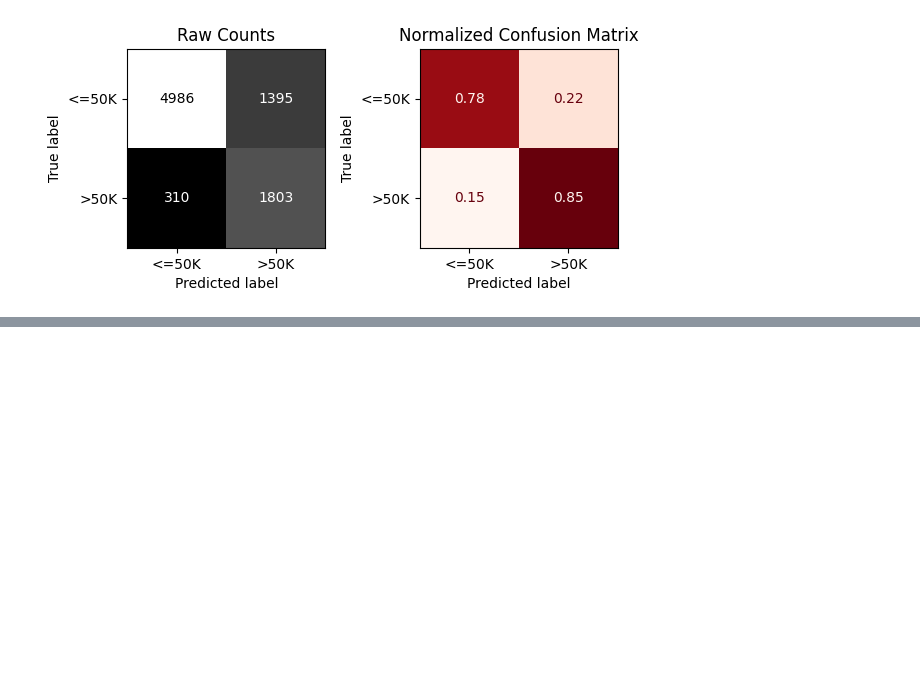
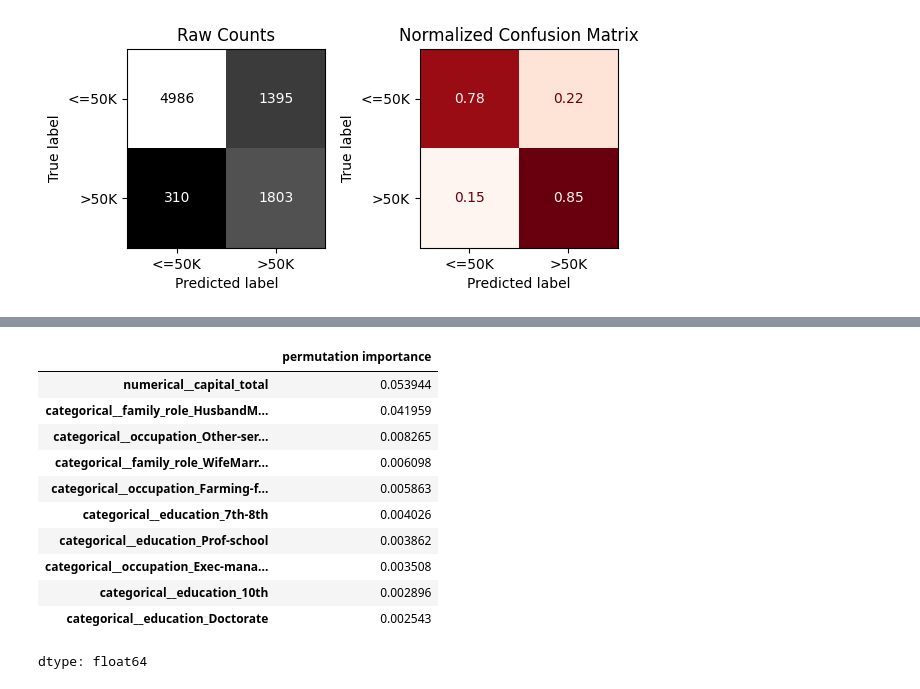
Before and after one commit to Hibashanti/Adult-Income-Dataset, a Jupyter notebook: ِAdult_Income_Dataset.ipynb, the cells around one changed output, grey strips where cells are left out. Cells and saved outputs as stored; diff of their text form; code cells hidden in the pictures; blank space fills up the shorter version.

```diff
--- a/ِAdult_Income_Dataset.ipynb
+++ b/ِAdult_Income_Dataset.ipynb
@@ -698,0 +712,18 @@ weighted avg       0.85      0.80      0.81      8494
+# %%
+permutation_importances_rf = pd.Series(imp['importances_mean'],index=selected_features,name='permutation importance')
+
+permutation_importances_rf = permutation_importances_rf.sort_values(ascending=False)
+permutation_importances_rf.head(10)
+# %% [output]
+|  | permutation importance |
+| numerical__capital_total | 0.053944 |
+| categorical__family_role_HusbandM... | 0.041959 |
+| categorical__occupation_Other-ser... | 0.008265 |
+| categorical__family_role_WifeMarr... | 0.006098 |
+| categorical__occupation_Farming-f... | 0.005863 |
+| categorical__education_7th-8th | 0.004026 |
+| categorical__education_Prof-school | 0.003862 |
+| categorical__occupation_Exec-mana... | 0.003508 |
+| categorical__education_10th | 0.002896 |
+| categorical__education_Doctorate | 0.002543 |
+dtype: float64
```
Also changed, not shown: parts of 8 cells of this notebook.
